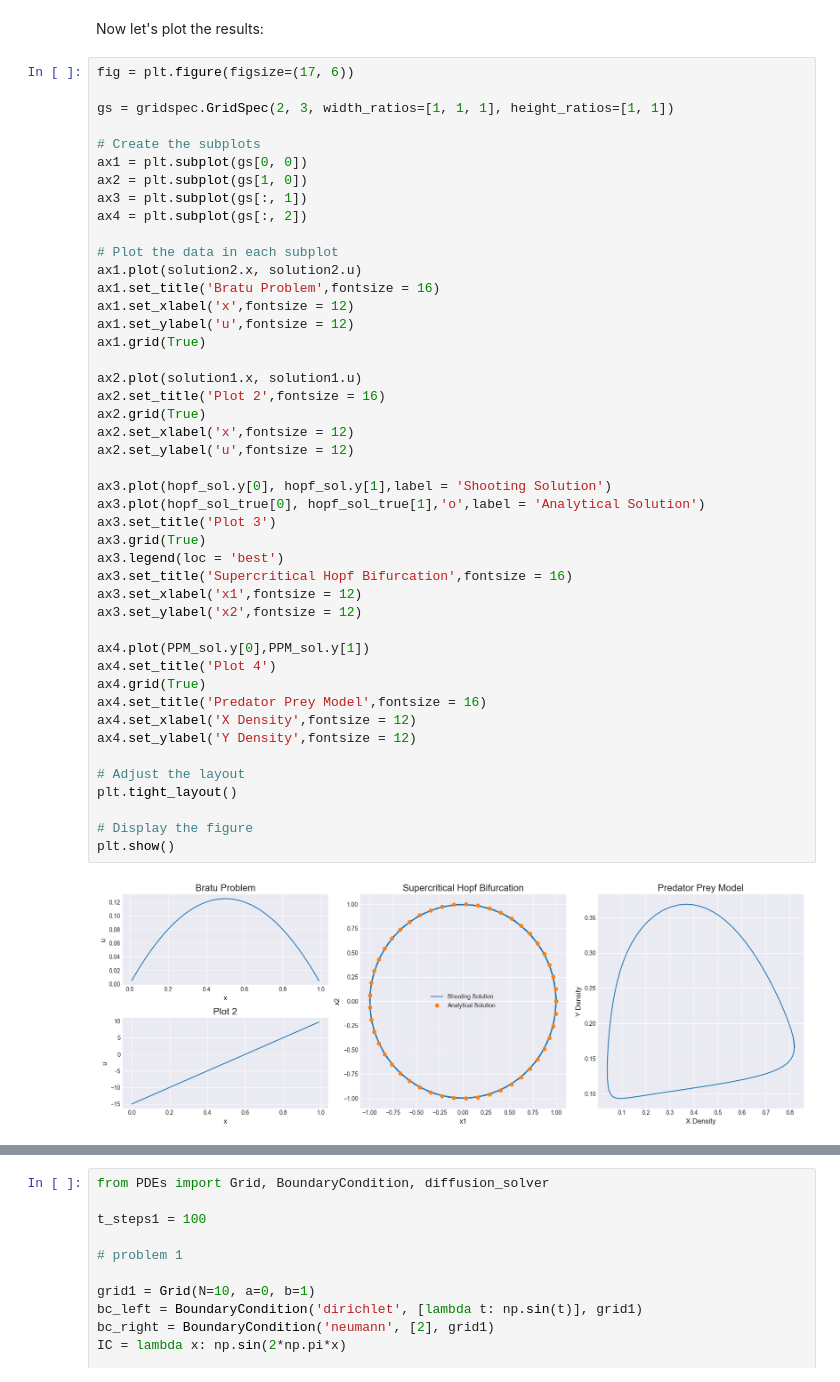
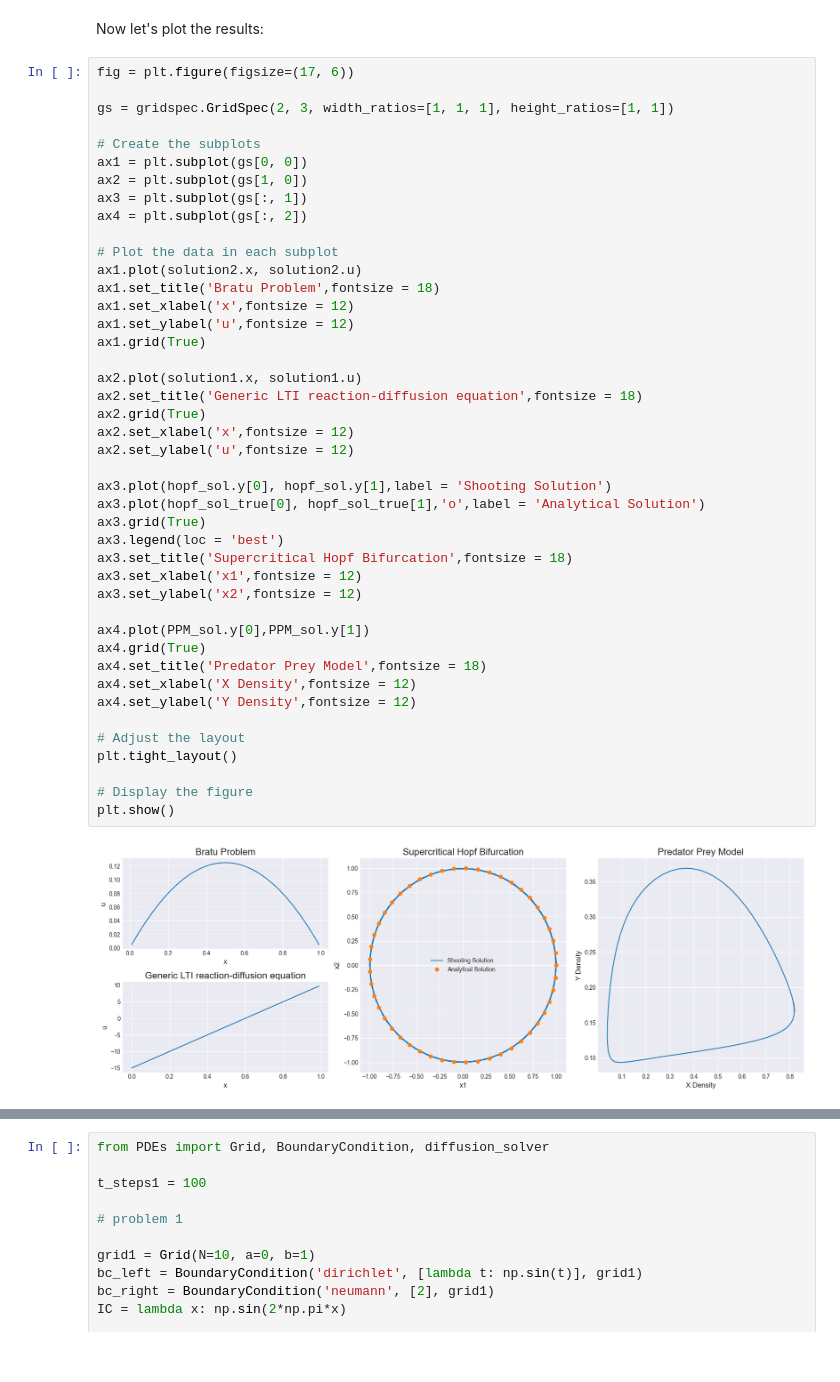
Before and after one commit to MikeJohnson424/emat30008, a Jupyter notebook: report.ipynb, the cells around one changed output, grey strips where cells are left out. Cells and saved outputs as stored; diff of their text form.

```diff
--- a/report.ipynb
+++ b/report.ipynb
@@ -184,40 +195,38 @@ ax4 = plt.subplot(gs[:, 2])
 
 # Plot the data in each subplot
 ax1.plot(solution2.x, solution2.u)
-ax1.set_title('Bratu Problem',fontsize = 16)
+ax1.set_title('Bratu Problem',fontsize = 18)
 ax1.set_xlabel('x',fontsize = 12)
 ax1.set_ylabel('u',fontsize = 12)
 ax1.grid(True)
 
 ax2.plot(solution1.x, solution1.u)
-ax2.set_title('Plot 2',fontsize = 16)
+ax2.set_title('Generic LTI reaction-diffusion equation',fontsize = 18)
 ax2.grid(True)
 ax2.set_xlabel('x',fontsize = 12)
 ax2.set_ylabel('u',fontsize = 12)
 
 ax3.plot(hopf_sol.y[0], hopf_sol.y[1],label = 'Shooting Solution')
 ax3.plot(hopf_sol_true[0], hopf_sol_true[1],'o',label = 'Analytical Solution')
-ax3.set_title('Plot 3')
 ax3.grid(True)
 ax3.legend(loc = 'best')
-ax3.set_title('Supercritical Hopf Bifurcation',fontsize = 16)
+ax3.set_title('Supercritical Hopf Bifurcation',fontsize = 18)
 ax3.set_xlabel('x1',fontsize = 12)
 ax3.set_ylabel('x2',fontsize = 12)
 
 ax4.plot(PPM_sol.y[0],PPM_sol.y[1])
-ax4.set_title('Plot 4')
 ax4.grid(True)
-ax4.set_title('Predator Prey Model',fontsize = 16)
+ax4.set_title('Predator Prey Model',fontsize = 18)
 ax4.set_xlabel('X Density',fontsize = 12)
 ax4.set_ylabel('Y Density',fontsize = 12)
 
 # Adjust the layout
 plt.tight_layout()
 
 # Display the figure
 plt.show()
 # %% [output]
-[figure, old version]
+[figure, new version]
 # %% [markdown]
 #### PDE Integration methods
 
```
Also changed, not shown: parts of 11 cells of this notebook, 4 other files.
